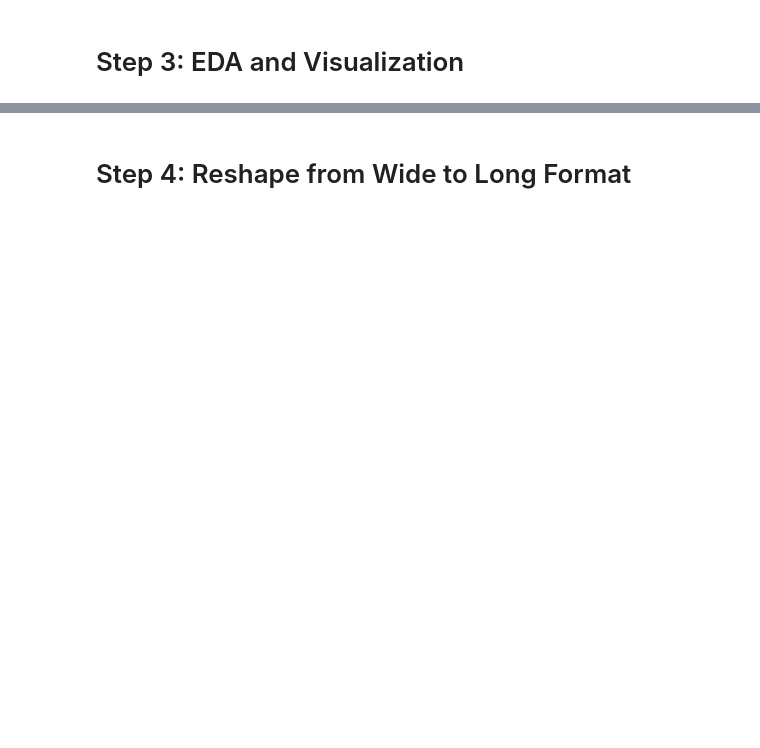
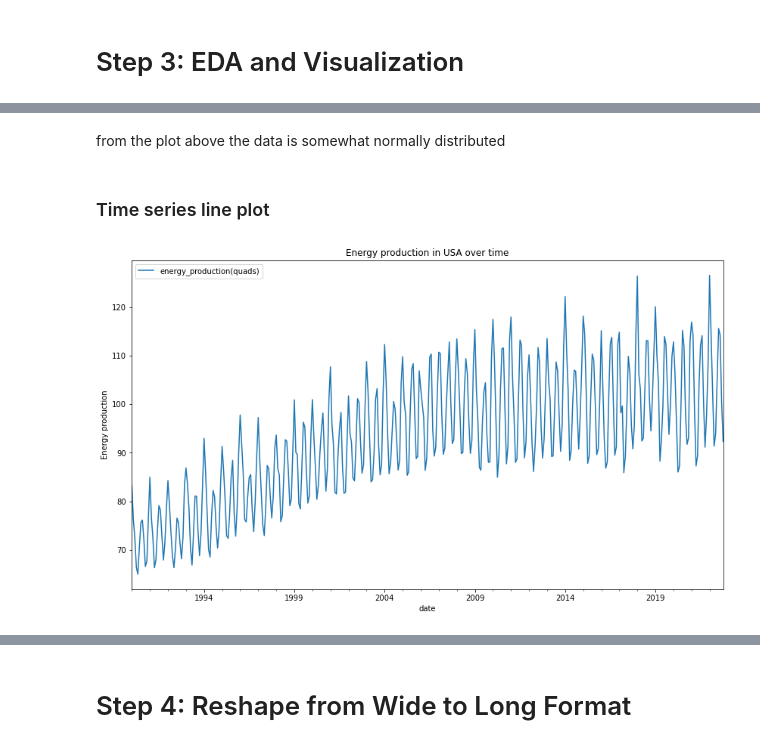
Before and after one commit to sophia14324/Phase-4-Project, a Jupyter notebook: starter_notebook.ipynb, the cells around one changed output, grey strips where cells are left out. Cells and saved outputs as stored; diff of their text form; code cells hidden in the pictures; blank space fills up the shorter version.

```diff
--- a/starter_notebook.ipynb
+++ b/starter_notebook.ipynb
@@ -111,0 +162,11 @@ matplotlib.rc('font', **font)
+# %% [markdown]
+from the plot above the data is somewhat normally distributed
+# %% [markdown]
+### Time series line plot
+# %%
+new_df.plot(figsize=(14,8))
+plt.ylabel('Energy production')
+plt.title('Energy production in USA over time')
+plt.show()
+# %% [output]
+[figure, added]
```
Also changed, not shown: parts of 31 cells of this notebook.
